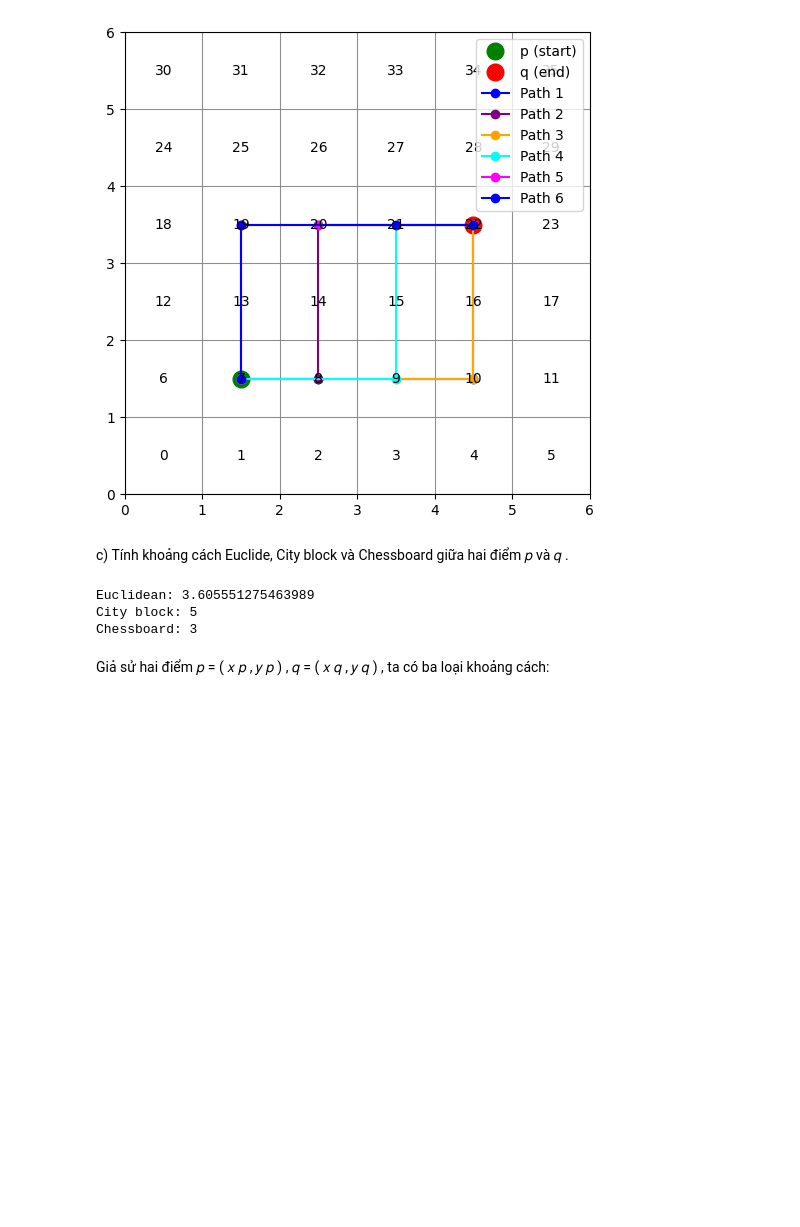
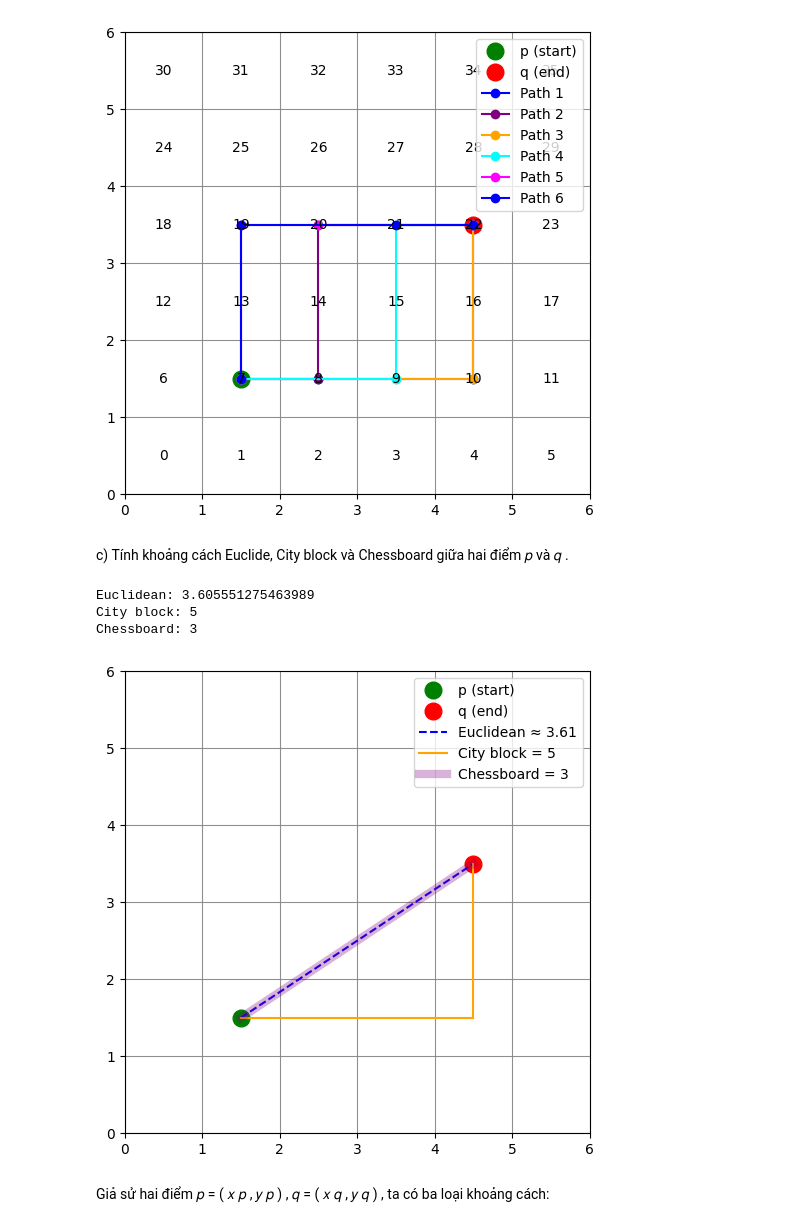
Before and after one commit to huanbv/BVU.CaoHoc.BuiVanHuan-XLA, a Jupyter notebook: Bản_sao_của_BVU_CaoHoc_BuiVanHuan_XLA_BaiTap_12_07_2026.ipynb, the cells around one changed output. Drawn from its saved outputs; the diff is of its cells as text; code cells hidden in the pictures; blank space fills up the shorter version.

```diff
--- a/Bản_sao_của_BVU_CaoHoc_BuiVanHuan_XLA_BaiTap_12_07_2026.ipynb
+++ b/Bản_sao_của_BVU_CaoHoc_BuiVanHuan_XLA_BaiTap_12_07_2026.ipynb
@@ -159,29 +159,57 @@ draw_paths_with_numbers(paths_V, grid, start=p, end=q)
 [figure]
 # %% [markdown]
 c) Tính khoảng cách Euclide, City block và Chessboard giữa hai điểm 𝑝 và 𝑞 .
-# %%
-import numpy as np
-
-# Nhập tọa độ p và q từ hình
-p = (1, 1)   # ví dụ
-q = (4, 3)   # ví dụ
-
-# Euclidean
-d_euclid = np.sqrt((p[0]-q[0])**2 + (p[1]-q[1])**2)
-
-# City block
-d_city = abs(p[0]-q[0]) + abs(p[1]-q[1])
-
-# Chessboard
-d_chess = max(abs(p[0]-q[0]), abs(p[1]-q[1]))
-
-print("Euclidean:", d_euclid)
-print("City block:", d_city)
-print("Chessboard:", d_chess)
-# %% [output]
-Euclidean: 3.605551275463989
-City block: 5
-Chessboard: 3
+# %%
+import matplotlib.pyplot as plt
+import numpy as np
+
+# Tọa độ p và q
+p = (1, 1)
+q = (4, 3)
+
+# Tính khoảng cách
+d_euclid = np.sqrt((p[0]-q[0])**2 + (p[1]-q[1])**2)
+d_city = abs(p[0]-q[0]) + abs(p[1]-q[1])
+d_chess = max(abs(p[0]-q[0]), abs(p[1]-q[1]))
+
+print("Euclidean:", d_euclid)
+print("City block:", d_city)
+print("Chessboard:", d_chess)
+
+# Vẽ minh họa
+fig, ax = plt.subplots(figsize=(6,6))
+
+# Vẽ lưới
+for x in range(6):
+    ax.axhline(x, color='gray', linewidth=0.5)
+    ax.axvline(x, color='gray', linewidth=0.5)
+
+# Vẽ điểm p và q
+ax.plot(p[0]+0.5, p[1]+0.5, 'go', markersize=12, label="p (start)")
+ax.plot(q[0]+0.5, q[1]+0.5, 'ro', markersize=12, label="q (end)")
+
+# Vẽ khoảng cách Euclidean (đường thẳng)
+ax.plot([p[0]+0.5, q[0]+0.5], [p[1]+0.5, q[1]+0.5], 'b--', label=f"Euclidean ≈ {d_euclid:.2f}")
+
+# Vẽ khoảng cách City block (đi theo trục)
+ax.plot([p[0]+0.5, q[0]+0.5], [p[1]+0.5, p[1]+0.5], 'orange')
+ax.plot([q[0]+0.5, q[0]+0.5], [p[1]+0.5, q[1]+0.5], 'orange', label=f"City block = {d_city}")
+
+# Vẽ khoảng cách Chessboard (theo max dx,dy)
+ax.plot([p[0]+0.5, q[0]+0.5], [p[1]+0.5, q[1]+0.5], 'purple', alpha=0.3, linewidth=6, label=f"Chessboard = {d_chess}")
+
+ax.set_xlim(0,6)
+ax.set_ylim(0,6)
+ax.set_xticks(range(7))
+ax.set_yticks(range(7))
+ax.grid(True)
+ax.legend()
+plt.show()
+# %% [output]
+Euclidean: 3.605551275463989
+City block: 5
+Chessboard: 3
+[figure, added]
 # %% [markdown]
 Giả sử hai điểm 𝑝 = ( 𝑥 𝑝 , 𝑦 𝑝 ) , 𝑞 = ( 𝑥 𝑞 , 𝑦 𝑞 ) , ta có ba loại khoảng cách:
 # %% [markdown]
```
Also changed, not shown: parts of 1 cell of this notebook.
